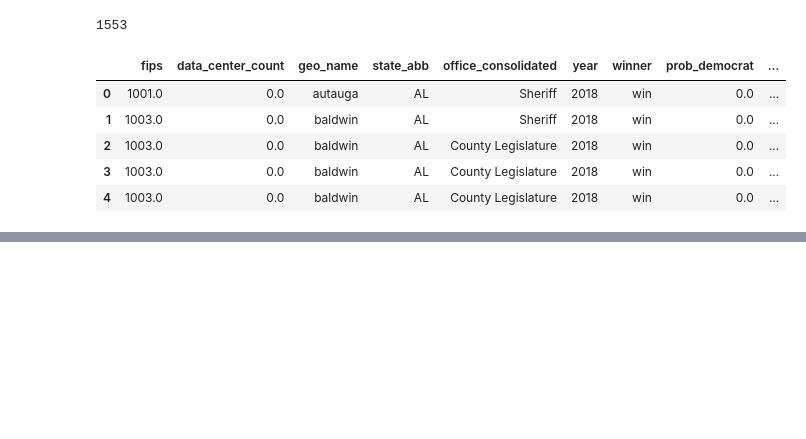
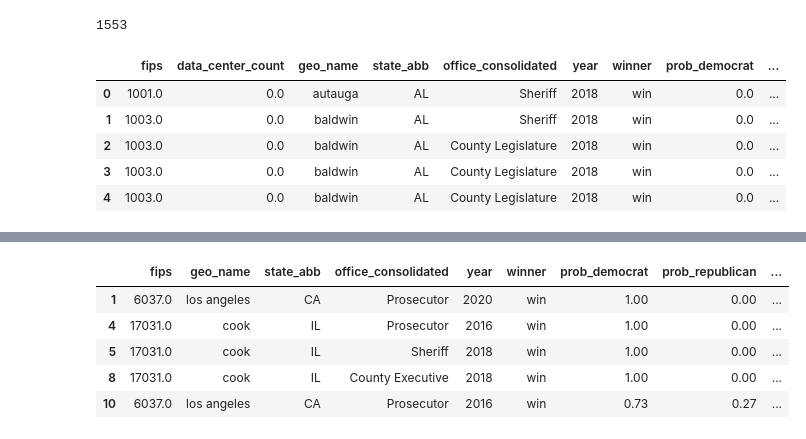
Before and after one commit to agrace339/Data-Center-Impact-Explorer, a Jupyter notebook: Script/Preprocessing Politics.ipynb, the cells around one changed output, grey strips where cells are left out. Drawn from its saved outputs; the diff is of its cells as text; code cells hidden in the pictures; blank space fills up the shorter version.

Commit message:
Re-organize politics stuff and EDA

```diff
--- a/Script/Preprocessing Politics.ipynb
+++ b/Script/Preprocessing Politics.ipynb
@@ -269,5 +226,5 @@ plt.show()
 # %%
-local_df = pd.read_csv("./Data/2021_local_politics/ledb_candidatelevel.csv")
+local_df = pd.read_csv("../Data/2021_local_politics/ledb_candidatelevel.csv")
 local_df.head()
 # %% [output]
 |  | ledb_candid | full_name | firstname | lastname | fips | geo_name | state_abb | office_consolidated | ... |
@@ -531,0 +502,18 @@ local_final_df.head()
+# %%
+## Final adjustments and save local politics data
+# Note that above, I did some extra filtering and pre-processing for the local dataset after the merge
+# But I want to save the data from before the merge, so I can potentially alter it
+# So I want to repeat those steps here
+
+local_df_to_save = local_winners_df[local_winners_df["year"] >= 2016]
+local_df_to_save = local_df_to_save.dropna(subset = ["prob_democrat", "prob_republican", "pid_est"])
+local_df_to_save = local_df_to_save.drop(columns=["incumbent"])
+
+local_df_to_save.head()
+# %% [output]
+|  | fips | geo_name | state_abb | office_consolidated | year | winner | prob_democrat | prob_republican | ... |
+| 1 | 6037.0 | los angeles | CA | Prosecutor | 2020 | win | 1.00 | 0.00 | ... |
+| 4 | 17031.0 | cook | IL | Prosecutor | 2016 | win | 1.00 | 0.00 | ... |
+| 5 | 17031.0 | cook | IL | Sheriff | 2018 | win | 1.00 | 0.00 | ... |
+| 8 | 17031.0 | cook | IL | County Executive | 2018 | win | 1.00 | 0.00 | ... |
+| 10 | 6037.0 | los angeles | CA | Prosecutor | 2016 | win | 0.73 | 0.27 | ... |
```
Also changed, not shown: parts of 23 cells of this notebook, 3 other files.
